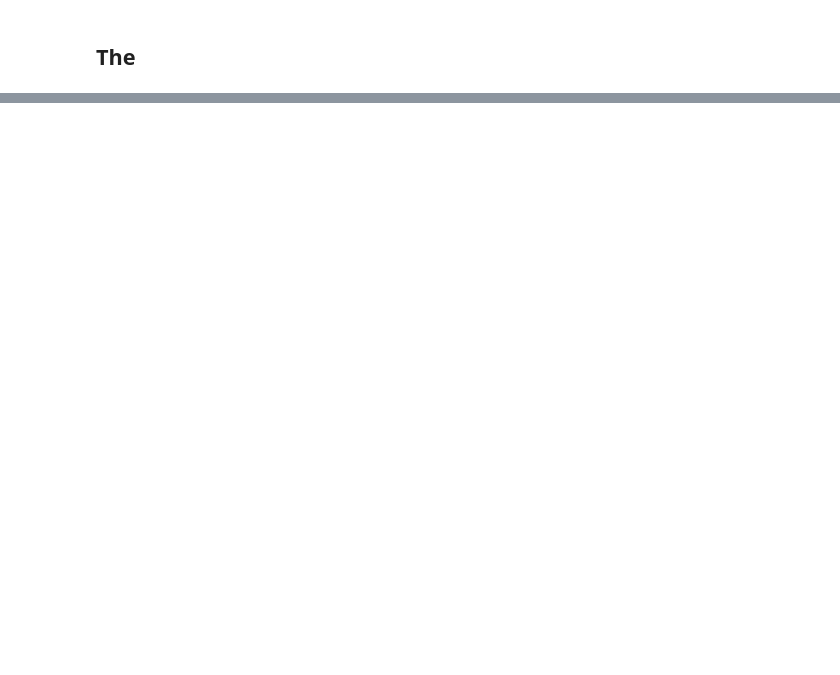
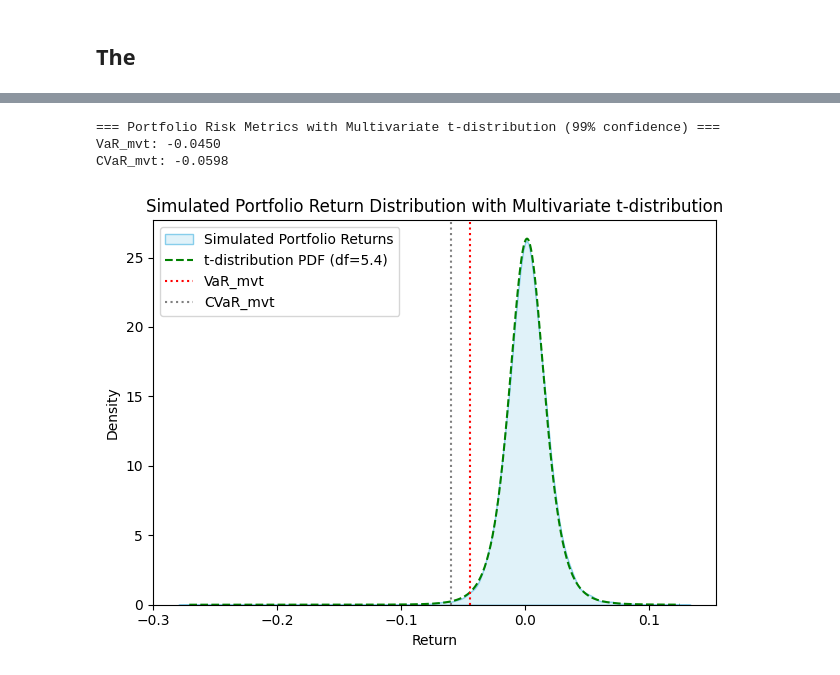
Before and after one commit to manipuppeteer/Finance-Projects, a Jupyter notebook: Stess_Test.ipynb, the cells around one changed output, grey strips where cells are left out. Saved outputs shown, nothing was run; the diff lists cells and outputs as text; code cells hidden in the pictures; blank space fills up the shorter version.

```diff
--- a/Stess_Test.ipynb
+++ b/Stess_Test.ipynb
@@ -109,0 +117,6 @@ plt.legend()
+# %%
+confidence_level = 0.99
+mc_var = np.percentile(simulated_returns, (1-confidence_level) * 100)
+mc_cvar = simulated_returns[simulated_returns <= mc_var].mean()
+print(f"Monte Carlo 1-day VaR at {confidence_level*100}% confidence level: {mc_var:.4f}")
+print(f"Monte Carlo 1-day CVaR at {confidence_level*100}% confidence level: {mc_cvar:.4f}")
@@ -126,0 +171,23 @@ s[2:2]
+# %%
+VaR_mvt = np.percentile(portfolio_returns_mvt, (1-confidence_level)*100)
+CVaR_mvt = portfolio_returns_mvt[portfolio_returns_mvt <= VaR_mvt].mean()
+print(f"=== Portfolio Risk Metrics with Multivariate t-distribution ({confidence_level*100:.0f}% confidence) ===")
+print(f"VaR_mvt: {VaR_mvt:.4f}")
+print(f"CVaR_mvt: {CVaR_mvt:.4f}")
+# Dashboard plot
+x = np.linspace(portfolio_returns_mvt.min(), portfolio_returns_mvt.max(), 1000)
+sns.kdeplot(portfolio_returns_mvt, fill=True, color='skyblue', label='Simulated Portfolio Returns')
+plt.plot(x, t.pdf(x, df, loc=loc, scale=scale), 'g--', label=f't-distribution PDF (df={df:.1f})')
+plt.axvline(VaR_mvt, color='red', linestyle=':', label='VaR_mvt')
+plt.axvline(CVaR_mvt, color='grey', linestyle=':', label='CVaR_mvt')
+plt.title('Simulated Portfolio Return Distribution with Multivariate t-distribution')
+plt.legend()
+plt.xlabel('Return')
+plt.ylabel('Density')
+plt.tight_layout()
+plt.show()
+# %% [output]
+=== Portfolio Risk Metrics with Multivariate t-distribution (99% confidence) ===
+VaR_mvt: -0.0450
+CVaR_mvt: -0.0598
+[figure, added]
```
Also changed, not shown: parts of 15 cells of this notebook.
